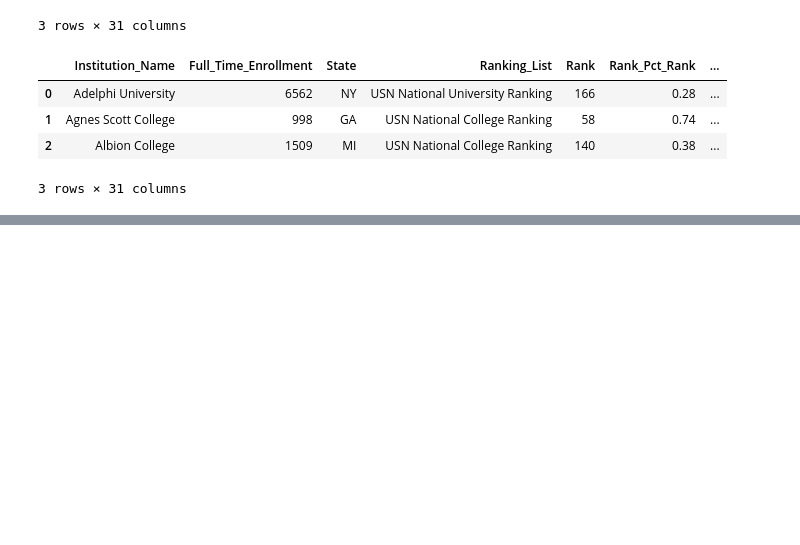
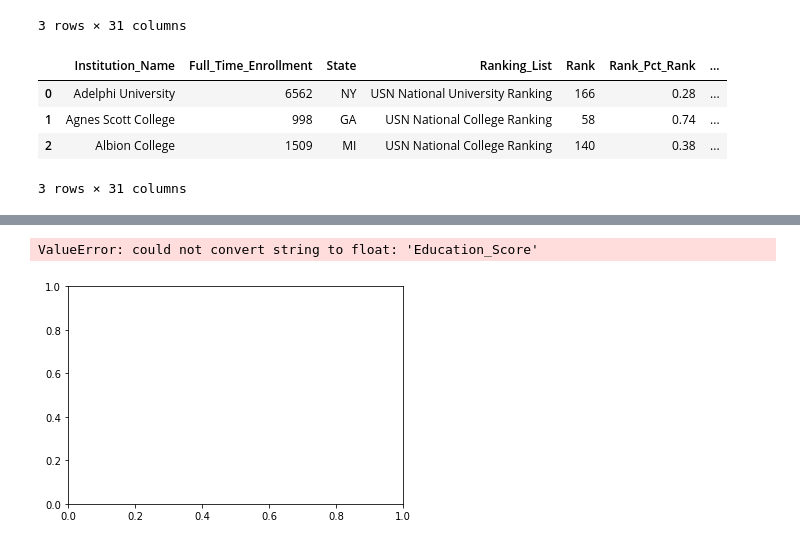
Before and after one commit to priyaseejoor/INTRO-TO-DATA-ANALYSIS, a Jupyter notebook: covid_college.ipynb, the cells around one changed output, grey strips where cells are left out. Drawn from its saved outputs; the diff is of its cells as text; code cells hidden in the pictures; blank space fills up the shorter version.

```diff
--- a/covid_college.ipynb
+++ b/covid_college.ipynb
@@ -132,3 +147,8 @@ sns.pairplot(df[['Eduation_Score','Rank','Prof_G_Categorization']], hue = 'Prof_
+# %%
+sns.distplot('Education_Score')
+# %% [output]
+ValueError: could not convert string to float: 'Education_Score'
+[figure, added]
 # %%
 ax =sns.scatterplot(y = 'Eduation_Score' , x = 'Rank', data = univ, hue = 'Prof_G_Categorization',
                     size = 'Prof_G_Categorization', sizes = (1, 20))
```
Also changed, not shown: parts of 25 cells of this notebook, 1 other file.
